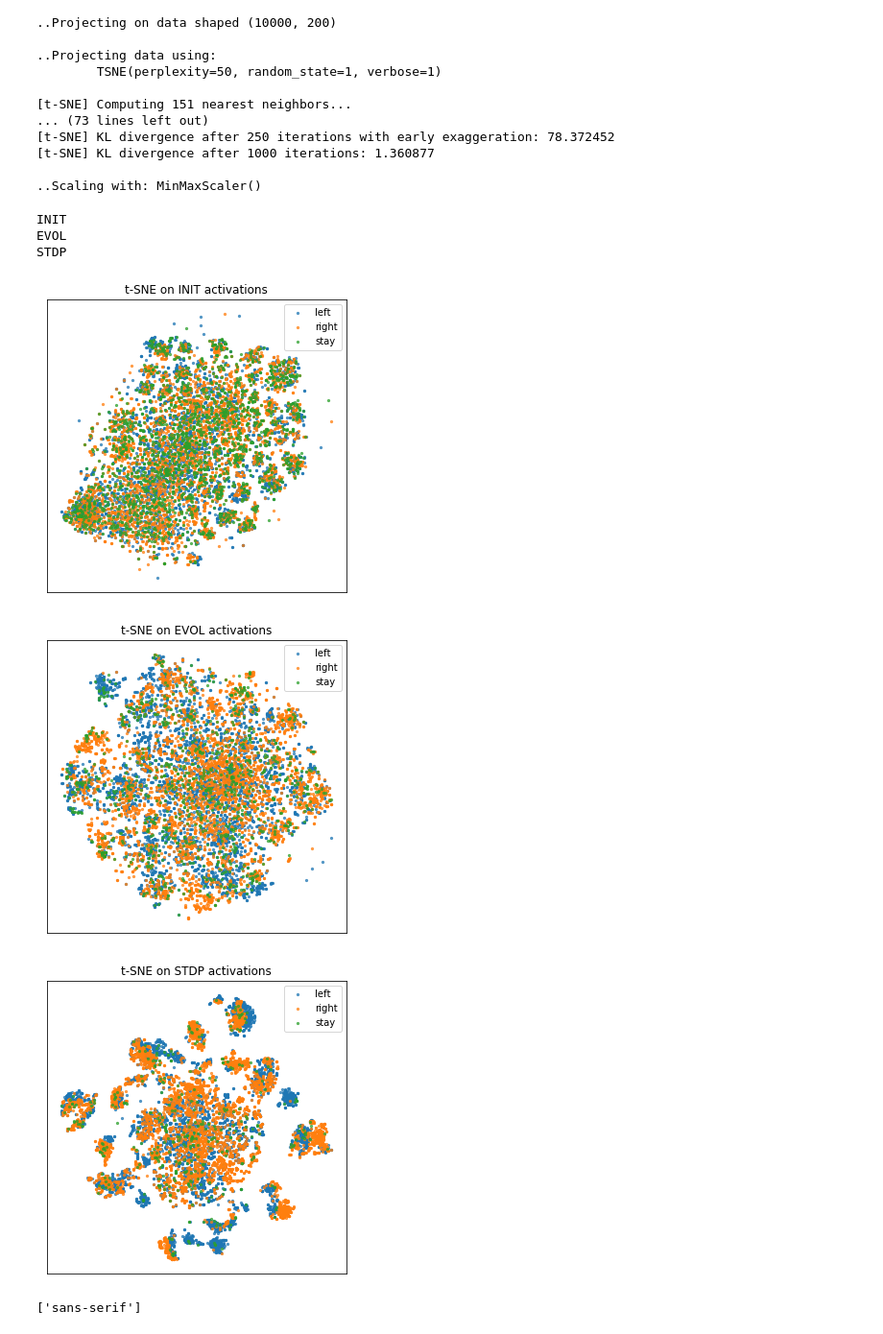
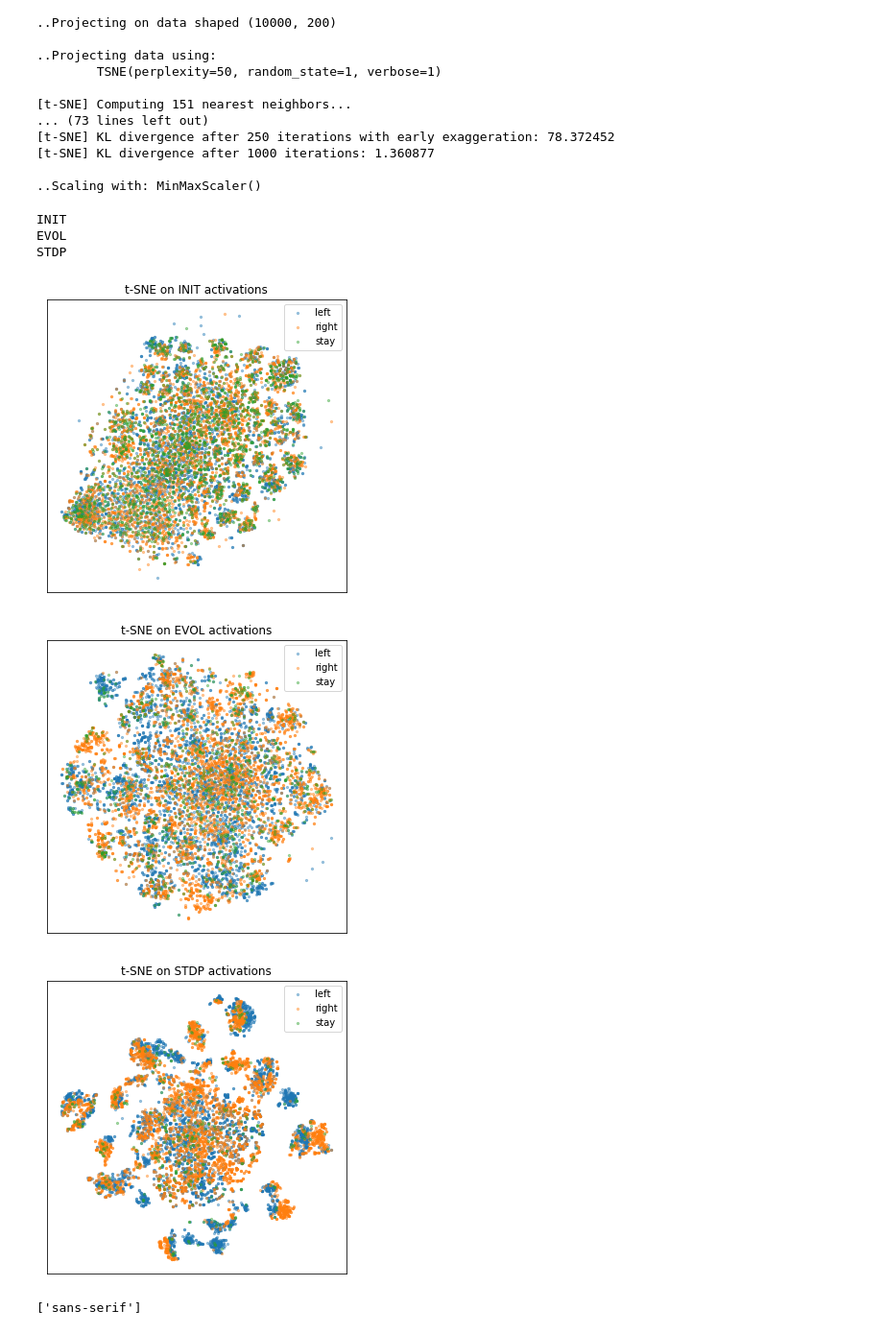
Before and after one commit to NathanKlineInstitute/netpyne-STDP, a Jupyter notebook: notebooks/tSNE plots.ipynb, the cells around one changed output. Shown at 96% size. Cells and saved outputs as stored; diff of their text form; code cells hidden in the pictures.

```diff
--- a/notebooks/TDA.ipynb
+++ b/notebooks/tSNE plots.ipynb
@@ -109,33 +109,33 @@ for wdir in WDIRS:
 # %%
 import matplotlib.pyplot as plt
 
 
 for wdir, name, lens, y in zip(WDIRS, NAMES, LENSES, MOT_OUTS):
     print(name)
 
     S = 5
     plt.figure(figsize=(5,5))
 
     L = []
 
     for i in [2,3,1]:
-        plt.scatter(lens[y == i][:,0], lens[y == i][:,1], 5, alpha=0.7)
+        plt.scatter(lens[y == i][:,0], lens[y == i][:,1], 5, alpha=0.4)
         L.append(['stay', 'left', 'right'][i-1])
 
     plt.title('t-SNE on {} activations'.format(name))
     plt.tight_layout()
 
     plt.legend(L)
     plt.xticks([])
     plt.yticks([])
     plt.savefig('tSNE-{}.png'.format(name.lower()), dpi=300)
 # %% [output]
 INIT
 EVOL
 STDP
-[figure, old version]
+[figure, new version]
-[figure, old version]
+[figure, new version]
-[figure, old version]
+[figure, new version]
 # %%
 import matplotlib
 matplotlib.rcParams['font.family']
```
Also changed, not shown: 10 other files.
